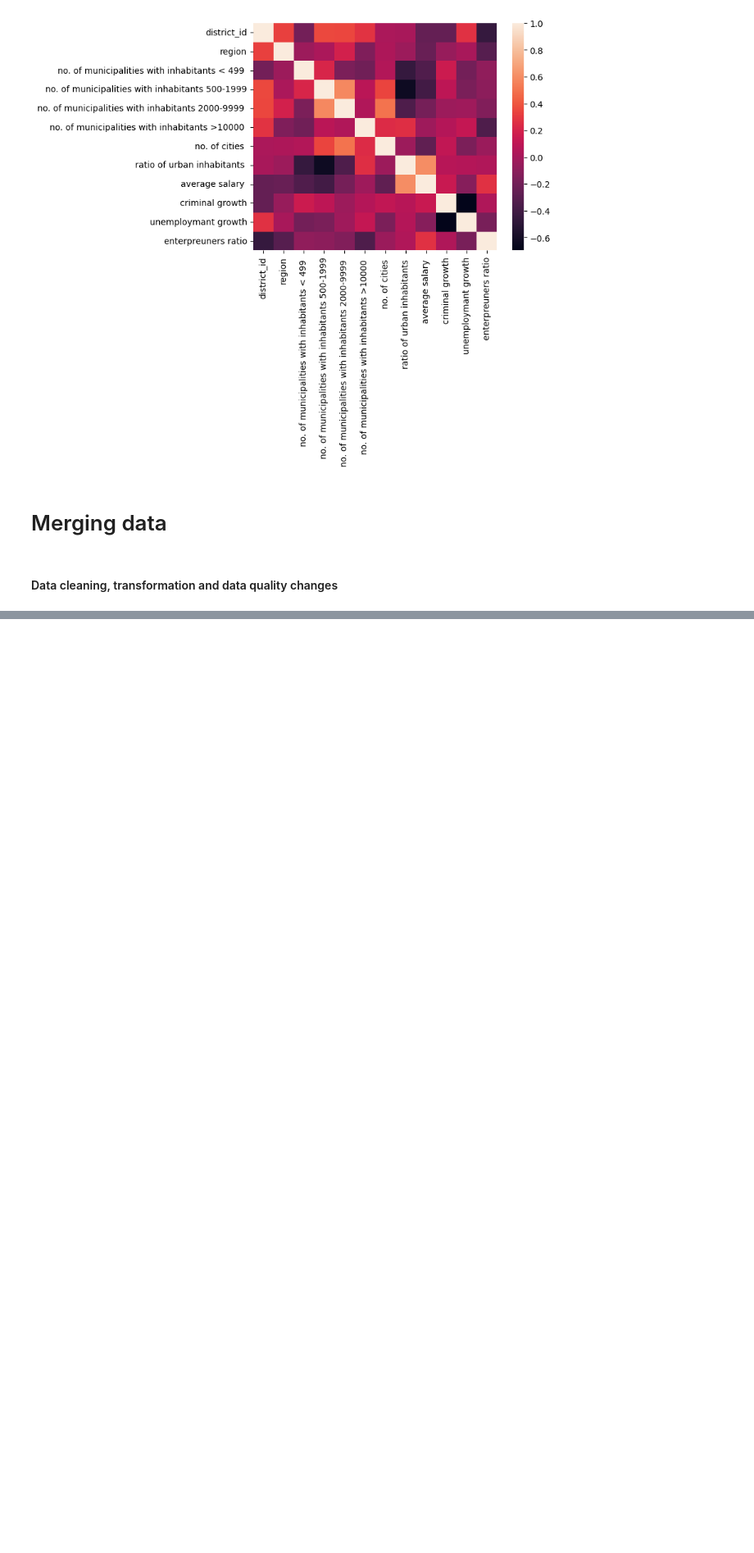
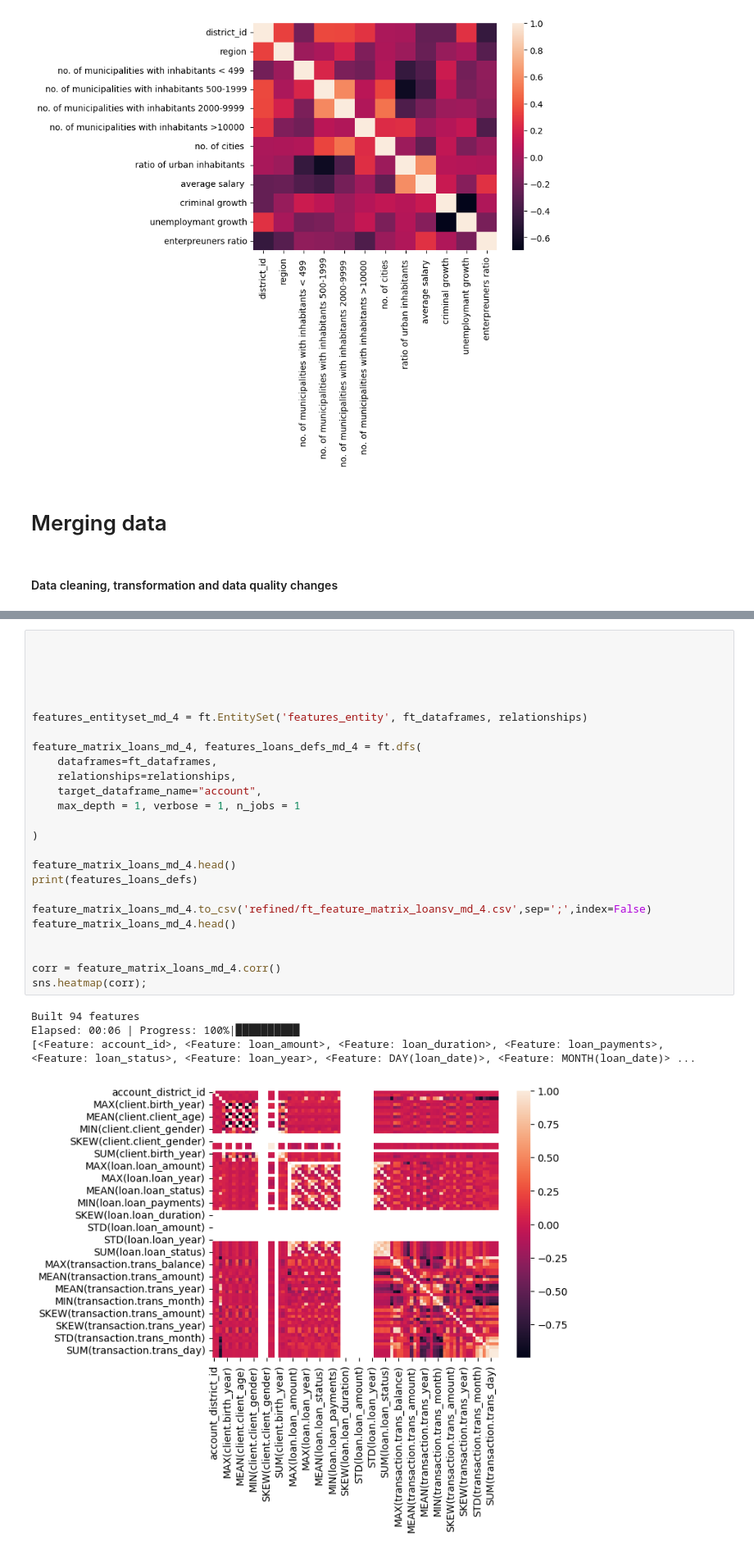
Before and after one commit to BernardoFerreira00/AC-Project, a Jupyter notebook: Notebooks/crisp_dm_sprint_3_4/data processing.ipynb, the cells around one changed output, grey strips where cells are left out. Shown at 82% size. Cells and saved outputs as stored; diff of their text form; blank space fills up the shorter version.

```diff
--- a/Notebooks/crisp_dm_sprint_3_4/data processing.ipynb
+++ b/Notebooks/crisp_dm_sprint_3_4/data processing.ipynb
@@ -336,0 +515,30 @@ dtype: int64
+# %%
+
+
+
+
+
+features_entityset_md_4 = ft.EntitySet('features_entity', ft_dataframes, relationships)
+
+feature_matrix_loans_md_4, features_loans_defs_md_4 = ft.dfs(
+    dataframes=ft_dataframes,
+    relationships=relationships,
+    target_dataframe_name="account",
+    max_depth = 1, verbose = 1, n_jobs = 1
+
+)
+
+feature_matrix_loans_md_4.head()
+print(features_loans_defs)
+
+feature_matrix_loans_md_4.to_csv('refined/ft_feature_matrix_loansv_md_4.csv',sep=';',index=False)
+feature_matrix_loans_md_4.head()
+
+
+corr = feature_matrix_loans_md_4.corr()
+sns.heatmap(corr);
+# %% [output]
+Built 94 features
+Elapsed: 00:06 | Progress: 100%|██████████
+[<Feature: account_id>, <Feature: loan_amount>, <Feature: loan_duration>, <Feature: loan_payments>, <Feature: loan_status>, <Feature: loan_year>, <Feature: DAY(loan_date)>, <Feature: MONTH(loan_date)> ...
+[figure, added]
```
Also changed, not shown: parts of 18 cells of this notebook, 21 other files.
